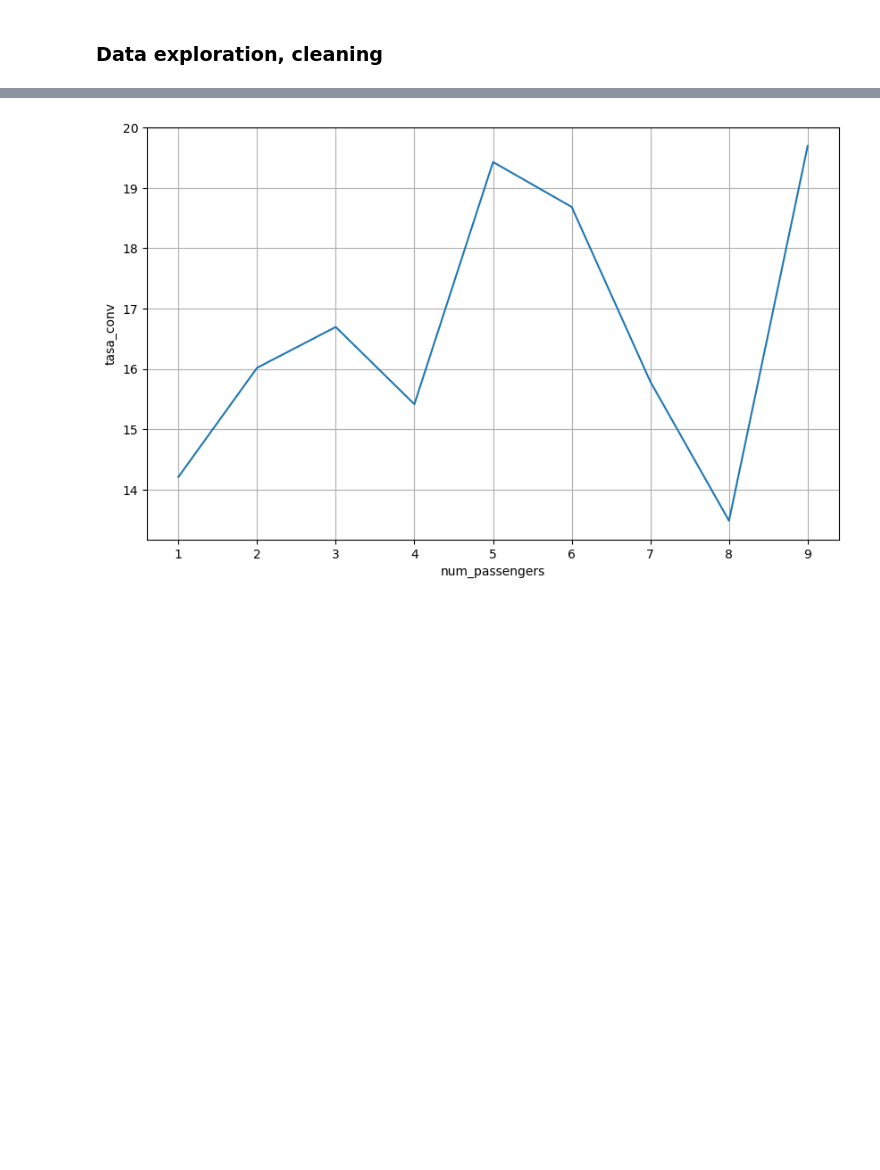
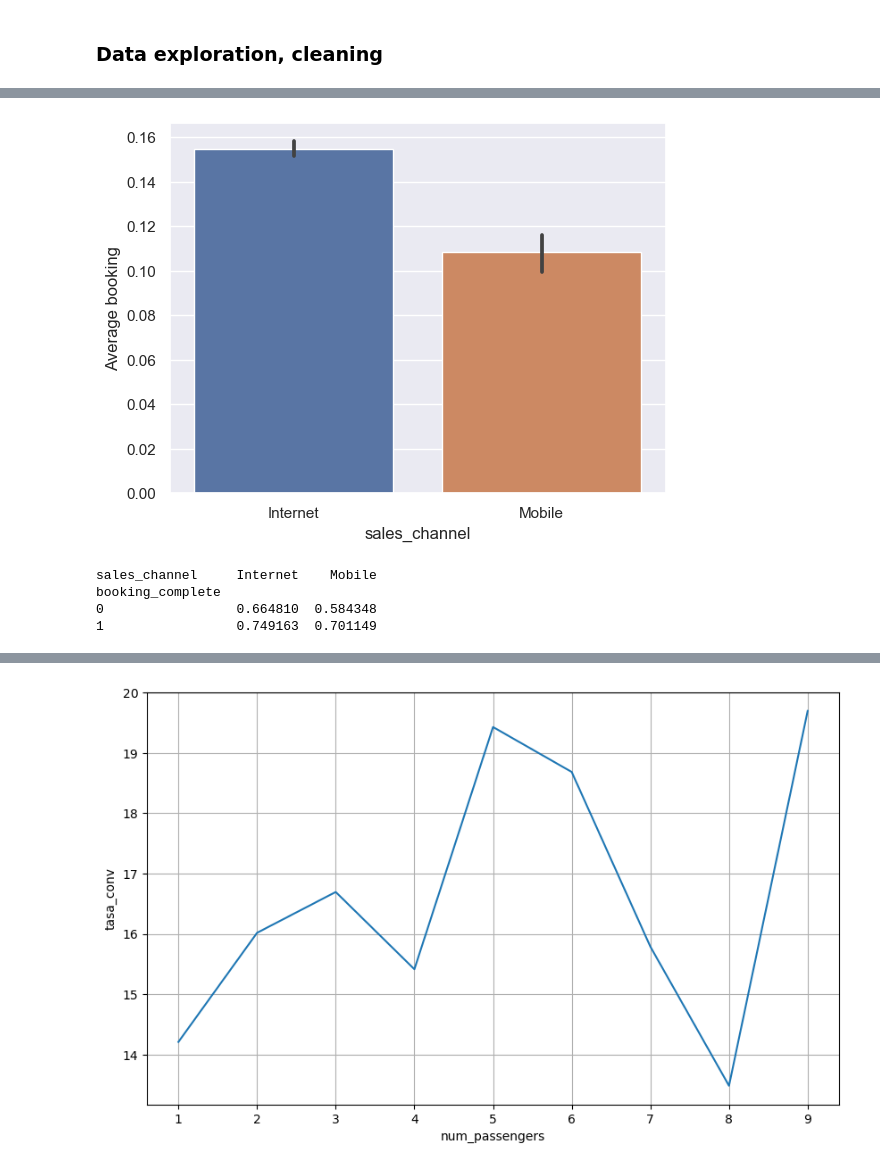
Before and after one commit to dasanmiguelv/supervised-machine-learning, a Jupyter notebook: behaviour-buying/Getting Started.ipynb, the cells around one changed output, grey strips where cells are left out. Drawn from its saved outputs; the diff is of its cells as text; code cells hidden in the pictures; blank space fills up the shorter version.

```diff
--- a/behaviour-buying/Getting Started.ipynb
+++ b/behaviour-buying/Getting Started.ipynb
@@ -136,0 +141,14 @@ import seaborn as sns
+# %%
+sns.barplot(x='sales_channel', y='booking_complete', data=df)
+plt.ylabel('Average booking')
+plt.show()
+# %% [output]
+[figure, added]
+# %%
+pivot_table = df.pivot_table(index='booking_complete', columns='sales_channel', values='wants_extra_baggage', aggfunc='mean')
+print(pivot_table)
+# %% [output]
+sales_channel     Internet    Mobile
+booking_complete
+0                 0.664810  0.584348
+1                 0.749163  0.701149
```
Also changed, not shown: parts of 18 cells of this notebook.
